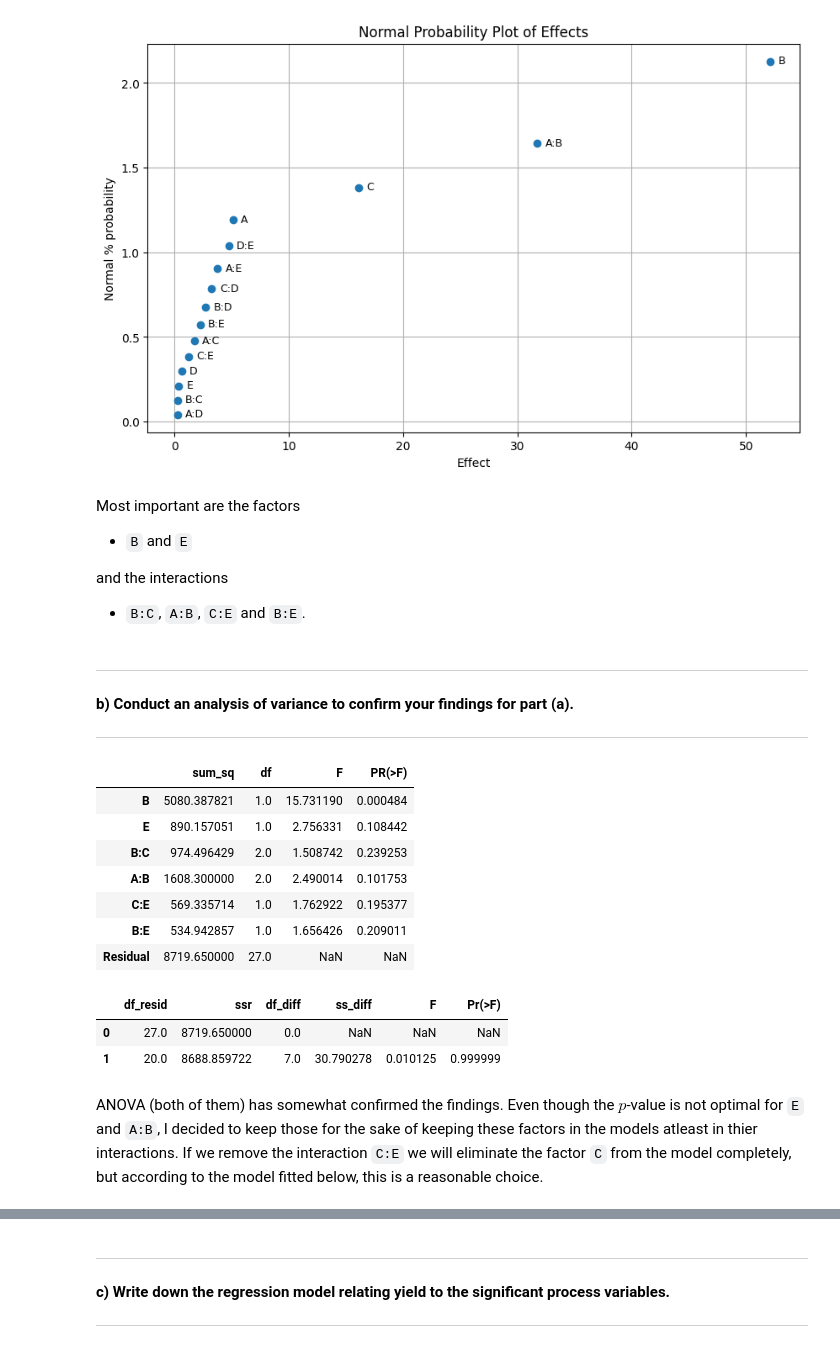
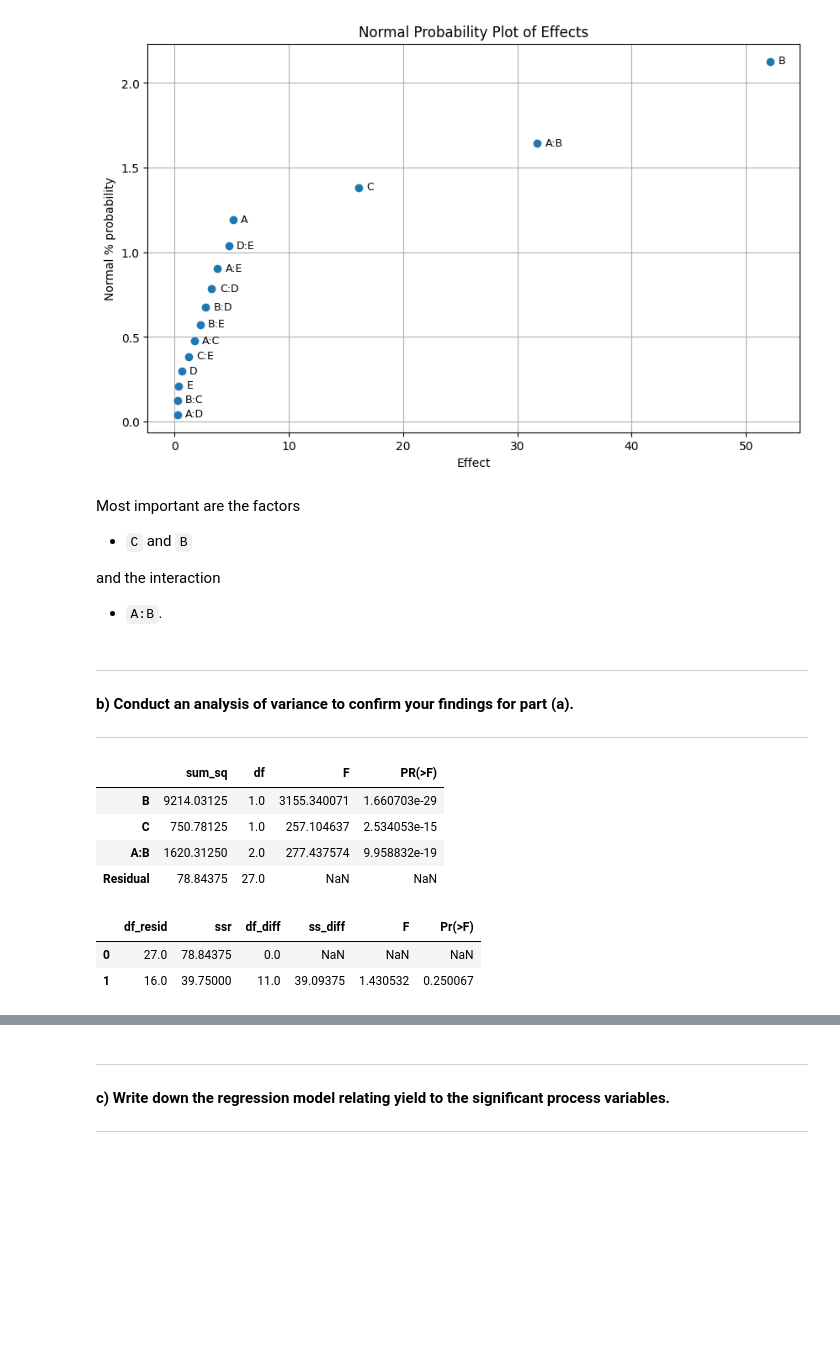
Before and after one commit to francji1/01NAEX, a Jupyter notebook: code/01NAEX_Exercise_07_MartinK.ipynb, the cells around one changed output, grey strips where cells are left out. Cells and saved outputs as stored; diff of their text form; code cells hidden in the pictures; blank space fills up the shorter version.

```diff
--- a/code/01NAEX_Exercise_07_MartinK.ipynb
+++ b/code/01NAEX_Exercise_07_MartinK.ipynb
@@ -252,10 +252,10 @@ plt.show()
 [figure]
 # %% [markdown]
 Most important are the factors
-+ `B` and `E`
++ `C` and `B`
 
-and the interactions
-+ `B:C`, `A:B`, `C:E` and `B:E`.
+and the interaction
++ `A:B`.
 # %% [markdown]
 ---
 **b) Conduct an analysis of variance to confirm your findings
@@ -263,23 +263,17 @@ for part (a).**
 
 ---
 # %%
-model_reduced = smf.ols('Yield ~ B + E + B:C + A:B + C:E + B:E', data=df626).fit()
-anova_results = sm.stats.anova_lm(model_reduced, typ=2)
-anova_results
+model_reduced = smf.ols('Yield ~ B + C + A:B', data=df626_df).fit()
+sm.stats.anova_lm(model_reduced, typ=2)
 # %% [output]
 |  | sum_sq | df | F | PR(>F) |
-| B | 5080.387821 | 1.0 | 15.731190 | 0.000484 |
-| E | 890.157051 | 1.0 | 2.756331 | 0.108442 |
-| B:C | 974.496429 | 2.0 | 1.508742 | 0.239253 |
-| A:B | 1608.300000 | 2.0 | 2.490014 | 0.101753 |
-| C:E | 569.335714 | 1.0 | 1.762922 | 0.195377 |
-| B:E | 534.942857 | 1.0 | 1.656426 | 0.209011 |
-| Residual | 8719.650000 | 27.0 | NaN | NaN |
+| B | 9214.03125 | 1.0 | 3155.340071 | 1.660703e-29 |
+| C | 750.78125 | 1.0 | 257.104637 | 2.534053e-15 |
+| A:B | 1620.31250 | 2.0 | 277.437574 | 9.958832e-19 |
+| Residual | 78.84375 | 27.0 | NaN | NaN |
 # %%
 sm.stats.anova_lm(model_reduced, model_full, typ="I")
 # %% [output]
 |  | df_resid | ssr | df_diff | ss_diff | F | Pr(>F) |
-| 0 | 27.0 | 8719.650000 | 0.0 | NaN | NaN | NaN |
-| 1 | 20.0 | 8688.859722 | 7.0 | 30.790278 | 0.010125 | 0.999999 |
+| 0 | 27.0 | 78.84375 | 0.0 | NaN | NaN | NaN |
+| 1 | 16.0 | 39.75000 | 11.0 | 39.09375 | 1.430532 | 0.250067 |
-# %% [markdown]
-ANOVA (both of them) has somewhat confirmed the findings. Even though the $p$-value is not optimal for `E` and `A:B`, I decided to keep those for the sake of keeping these factors in the models atleast in thier interactions. If we remove the interaction `C:E` we will eliminate the factor `C` from the model completely, but according to the model fitted below, this is a reasonable choice.
```
Also changed, not shown: parts of 21 cells of this notebook.
